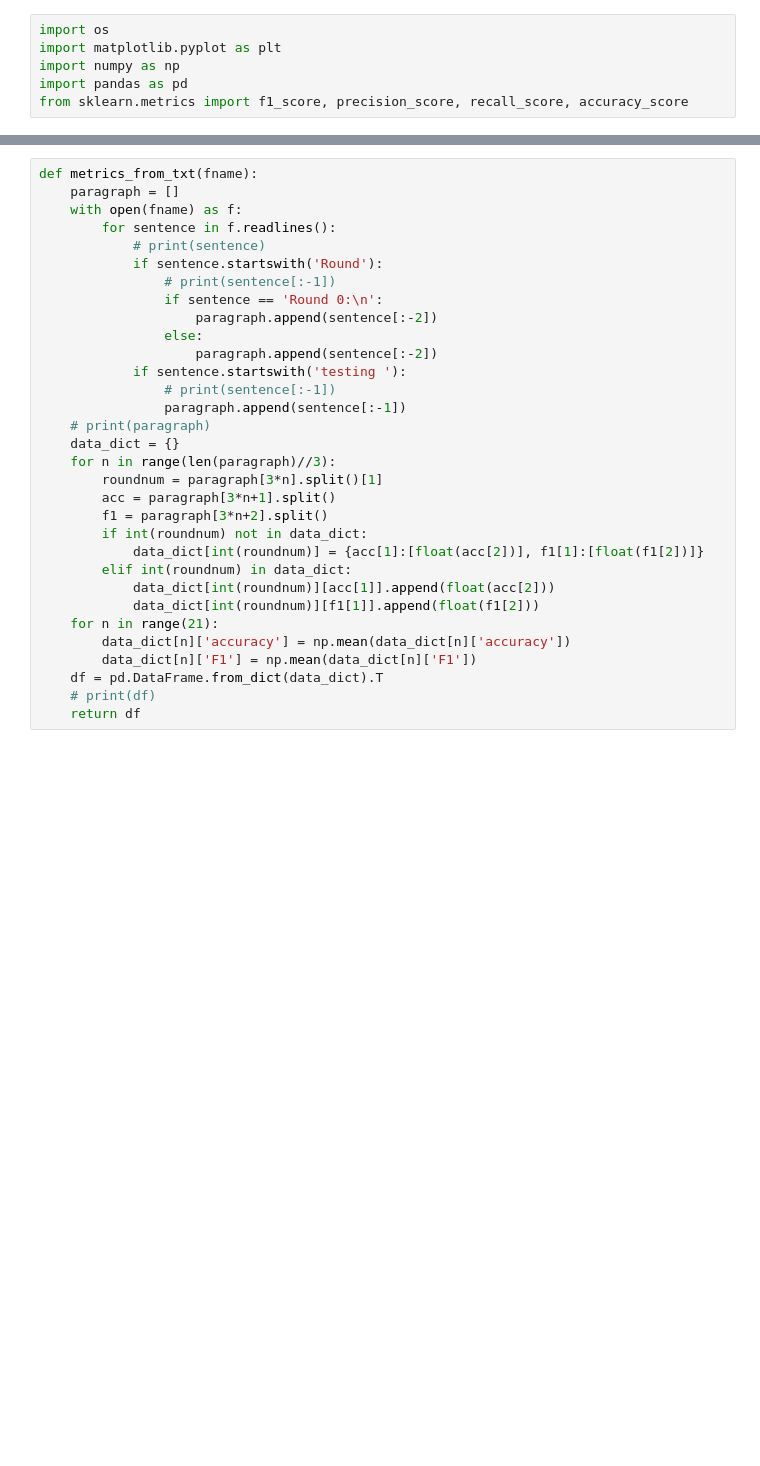
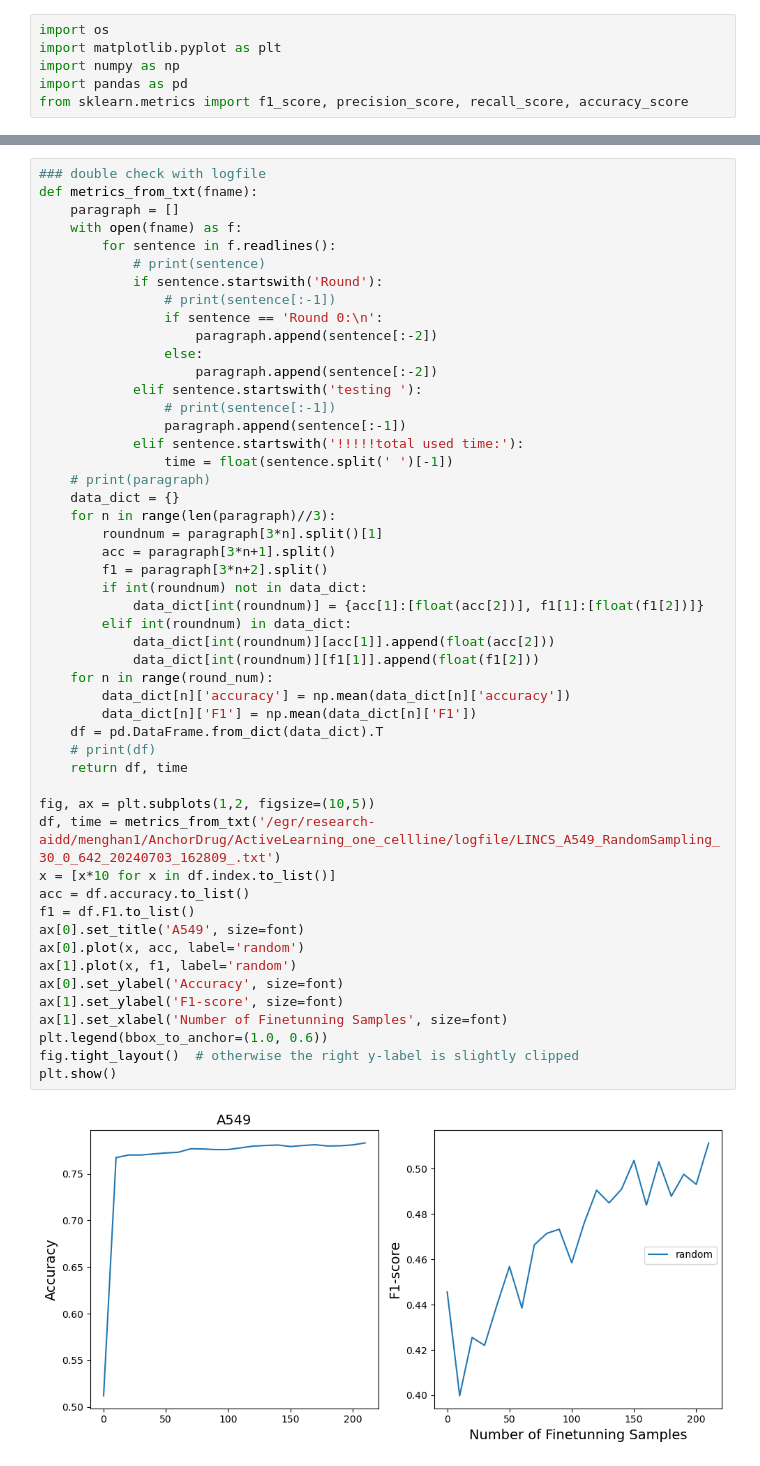
Before and after one commit to dearhannah/AnchorDrug_official, a Jupyter notebook: DataAnalysis/converge_curve.ipynb, the cells around one changed output, grey strips where cells are left out. Drawn from its saved outputs; the diff is of its cells as text; blank space fills up the shorter version.

```diff
--- a/DataAnalysis/converge_curve.ipynb
+++ b/DataAnalysis/converge_curve.ipynb
@@ -17,32 +215,52 @@ print(time_list)
 # %%
+### double check with logfile
 def metrics_from_txt(fname):
     paragraph = []
     with open(fname) as f:
         for sentence in f.readlines():
             # print(sentence)
             if sentence.startswith('Round'):
                 # print(sentence[:-1])
                 if sentence == 'Round 0:\n':
                     paragraph.append(sentence[:-2])
                 else:
                     paragraph.append(sentence[:-2])
-            if sentence.startswith('testing '):
+            elif sentence.startswith('testing '):
                 # print(sentence[:-1])
                 paragraph.append(sentence[:-1])
+            elif sentence.startswith('!!!!!total used time:'):
+                time = float(sentence.split(' ')[-1])
     # print(paragraph)
     data_dict = {}
     for n in range(len(paragraph)//3):
         roundnum = paragraph[3*n].split()[1]
         acc = paragraph[3*n+1].split()
         f1 = paragraph[3*n+2].split()
         if int(roundnum) not in data_dict:
             data_dict[int(roundnum)] = {acc[1]:[float(acc[2])], f1[1]:[float(f1[2])]}
         elif int(roundnum) in data_dict:
             data_dict[int(roundnum)][acc[1]].append(float(acc[2]))
             data_dict[int(roundnum)][f1[1]].append(float(f1[2]))
-    for n in range(21):
+    for n in range(round_num):
         data_dict[n]['accuracy'] = np.mean(data_dict[n]['accuracy'])
         data_dict[n]['F1'] = np.mean(data_dict[n]['F1'])
     df = pd.DataFrame.from_dict(data_dict).T
     # print(df)
-    return df
+    return df, time
+
+fig, ax = plt.subplots(1,2, figsize=(10,5))
+df, time = metrics_from_txt('/egr/research-aidd/menghan1/AnchorDrug/ActiveLearning_one_cellline/logfile/LINCS_A549_RandomSampling_30_0_642_20240703_162809_.txt')
+x = [x*10 for x in df.index.to_list()]
+acc = df.accuracy.to_list()
+f1 = df.F1.to_list()
+ax[0].set_title('A549', size=font)
+ax[0].plot(x, acc, label='random')
+ax[1].plot(x, f1, label='random')
+ax[0].set_ylabel('Accuracy', size=font)
+ax[1].set_ylabel('F1-score', size=font)
+ax[1].set_xlabel('Number of Finetunning Samples', size=font)
+plt.legend(bbox_to_anchor=(1.0, 0.6))
+fig.tight_layout()  # otherwise the right y-label is slightly clipped
+plt.show()
+# %% [output]
+[figure, added]
```
Also changed, not shown: parts of 22 cells of this notebook, 2 other files.
